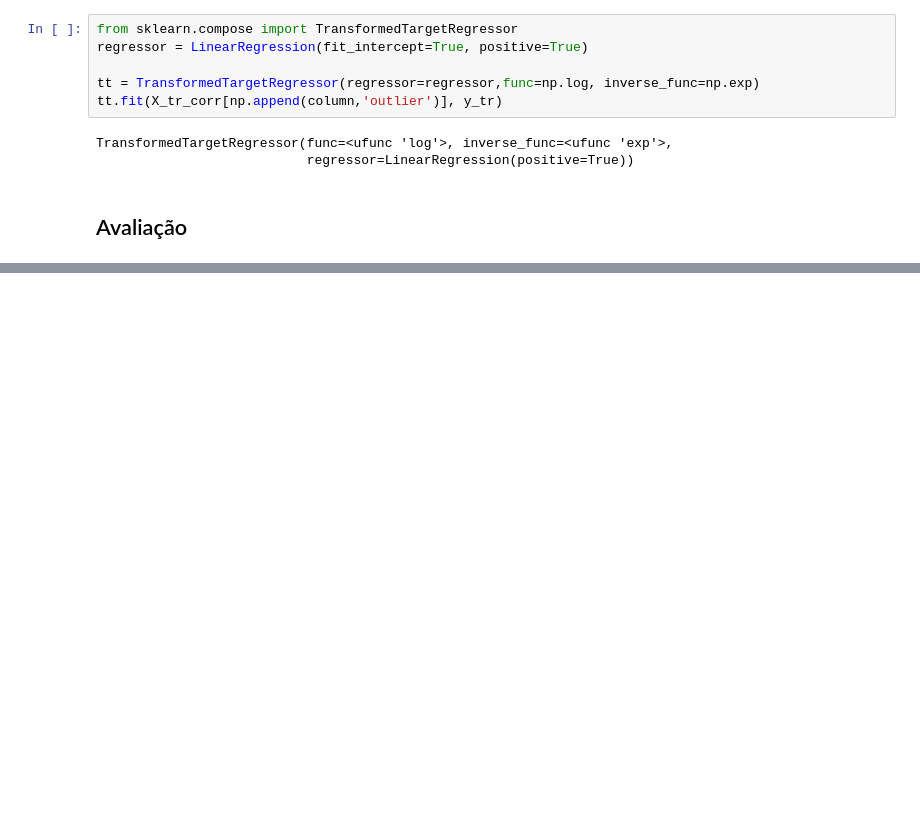
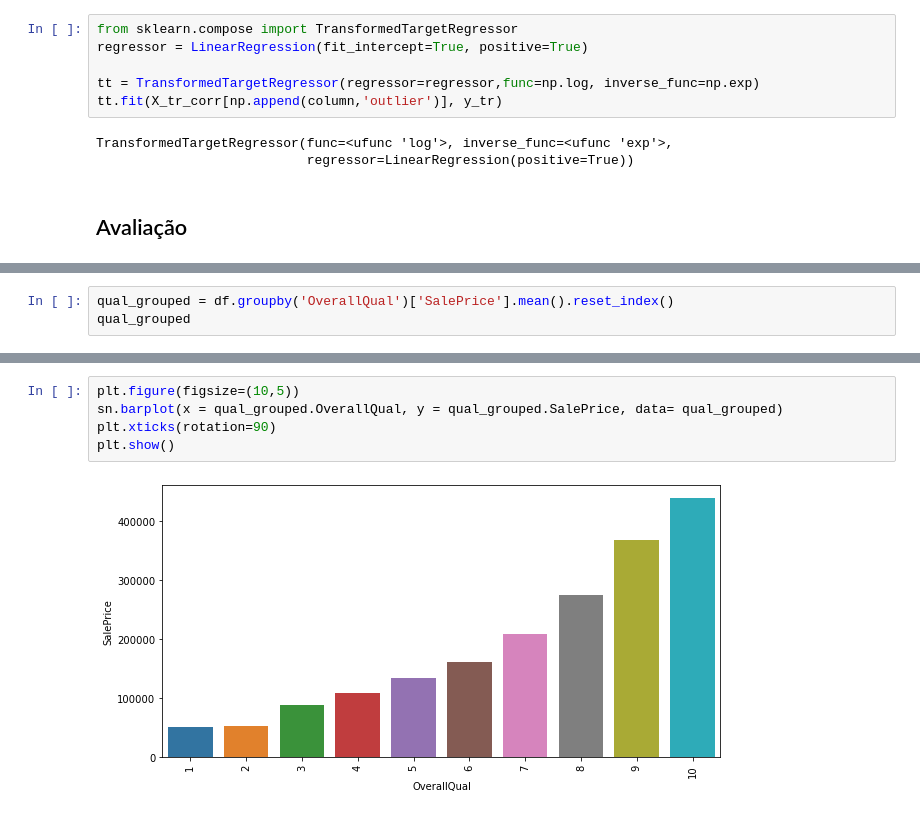
Before and after one commit to FilippeFaria/Regression_modeling, a Jupyter notebook: Pricing.ipynb, the cells around one changed output, grey strips where cells are left out. Cells and saved outputs as stored; diff of their text form; blank space fills up the shorter version.

```diff
--- a/Pricing.ipynb
+++ b/Pricing.ipynb
@@ -1178,0 +1203,3 @@ df_coefs_lr.sort_values('coefs', ascending=False)
+# %%
+qual_grouped = df.groupby('OverallQual')['SalePrice'].mean().reset_index()
+qual_grouped
@@ -1178,0 +1218,7 @@ df_coefs_lr.sort_values('coefs', ascending=False)
+# %%
+plt.figure(figsize=(10,5))
+sn.barplot(x = qual_grouped.OverallQual, y = qual_grouped.SalePrice, data= qual_grouped)
+plt.xticks(rotation=90)
+plt.show()
+# %% [output]
+[figure, added]
```
Also changed, not shown: parts of 58 cells of this notebook.
